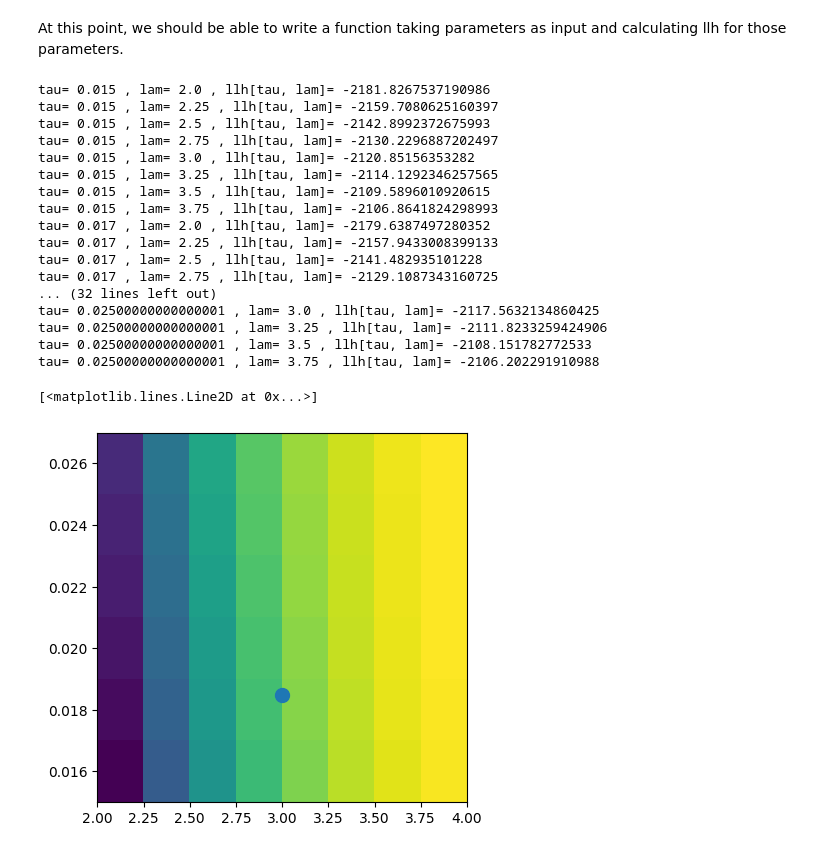
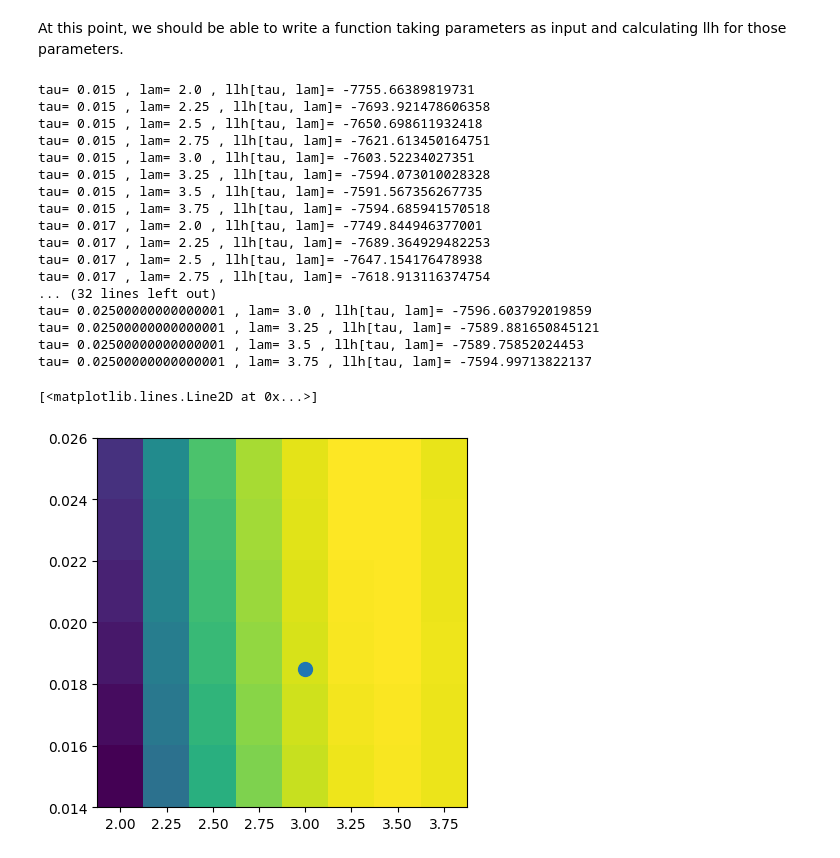
Before and after one commit to JBHilton/covid-19-in-households-public, a Jupyter notebook: examples/inference-from-testing/testing_with_modular_code.ipynb, the cells around one changed output. Saved outputs shown, nothing was run; the diff lists cells and outputs as text; code cells hidden in the pictures.

```diff
--- a/examples/inference-from-testing/testing_with_modular_code.ipynb
+++ b/examples/inference-from-testing/testing_with_modular_code.ipynb
@@ -254,7 +253,7 @@ axis.legend(ncol=1, bbox_to_anchor=(1,0.50))
 # Now do multiple households
 
 # Generate test data:
-n_hh = 50
+n_hh = 100
 multi_hh_data = [generate_single_hh_test_data(test_times) for i in range(n_hh)]
 
 # Option: Only include houses with at least one +ve
@@ -302,7 +285,7 @@ def llh_from_pars(data, test_times, tau, lam):
 # %%
 llh_from_pars(multi_hh_data, test_times, 0.015, 2.75)
 # %%
-tau_vals = arange(0.015, 0.025, 0.002)
+tau_vals = arange(0.015, 0.04, 0.005)
 lam_vals = arange(2., 4.0, 0.25)
 llh_vals = np.zeros((len(tau_vals), len(lam_vals)))
 for i in range(len(tau_vals)):
@@ -310,40 +293,42 @@ for i in range(len(tau_vals)):
         llh_vals[i,j] = llh_from_pars(multi_hh_data, test_times, tau_vals[i], lam_vals[j])
         print("tau=",tau_vals[i],", lam=",lam_vals[j], ", llh[tau, lam]=", llh_vals[i, j])
 # %% [output]
-tau= 0.015 , lam= 2.0 , llh[tau, lam]= -2181.8267537190986
-tau= 0.015 , lam= 2.25 , llh[tau, lam]= -2159.7080625160397
-tau= 0.015 , lam= 2.5 , llh[tau, lam]= -2142.8992372675993
-tau= 0.015 , lam= 2.75 , llh[tau, lam]= -2130.2296887202497
-tau= 0.015 , lam= 3.0 , llh[tau, lam]= -2120.85156353282
-tau= 0.015 , lam= 3.25 , llh[tau, lam]= -2114.1292346257565
-tau= 0.015 , lam= 3.5 , llh[tau, lam]= -2109.5896010920615
-tau= 0.015 , lam= 3.75 , llh[tau, lam]= -2106.8641824298993
-tau= 0.017 , lam= 2.0 , llh[tau, lam]= -2179.6387497280352
-tau= 0.017 , lam= 2.25 , llh[tau, lam]= -2157.9433008399133
-tau= 0.017 , lam= 2.5 , llh[tau, lam]= -2141.482935101228
-tau= 0.017 , lam= 2.75 , llh[tau, lam]= -2129.1087343160725
+tau= 0.015 , lam= 2.0 , llh[tau, lam]= -7755.66389819731
+tau= 0.015 , lam= 2.25 , llh[tau, lam]= -7693.921478606358
+tau= 0.015 , lam= 2.5 , llh[tau, lam]= -7650.698611932418
+tau= 0.015 , lam= 2.75 , llh[tau, lam]= -7621.613450164751
+tau= 0.015 , lam= 3.0 , llh[tau, lam]= -7603.52234027351
+tau= 0.015 , lam= 3.25 , llh[tau, lam]= -7594.073010028328
+tau= 0.015 , lam= 3.5 , llh[tau, lam]= -7591.567356267735
+tau= 0.015 , lam= 3.75 , llh[tau, lam]= -7594.685941570518
+tau= 0.017 , lam= 2.0 , llh[tau, lam]= -7749.844946377001
+tau= 0.017 , lam= 2.25 , llh[tau, lam]= -7689.364929482253
+tau= 0.017 , lam= 2.5 , llh[tau, lam]= -7647.154176478938
+tau= 0.017 , lam= 2.75 , llh[tau, lam]= -7618.913116374754
 ... (32 lines left out)
-tau= 0.02500000000000001 , lam= 3.0 , llh[tau, lam]= -2117.5632134860425
-tau= 0.02500000000000001 , lam= 3.25 , llh[tau, lam]= -2111.8233259424906
-tau= 0.02500000000000001 , lam= 3.5 , llh[tau, lam]= -2108.151782772533
-tau= 0.02500000000000001 , lam= 3.75 , llh[tau, lam]= -2106.202291910988
+tau= 0.02500000000000001 , lam= 3.0 , llh[tau, lam]= -7596.603792019859
+tau= 0.02500000000000001 , lam= 3.25 , llh[tau, lam]= -7589.881650845121
+tau= 0.02500000000000001 , lam= 3.5 , llh[tau, lam]= -7589.75852024453
+tau= 0.02500000000000001 , lam= 3.75 , llh[tau, lam]= -7594.99713822137
 # %%
 fig, ax = subplots(1, 1)
+lam_inc = lam_vals[1] - lam_vals[0]
 lam_max = lam_vals[-1] + (lam_vals[1]-lam_vals[0])
 lam_range = lam_max - lam_vals[0]
+tau_inc = tau_vals[1] - tau_vals[0]
 tau_max = tau_vals[-1] + (tau_vals[1]-tau_vals[0])
 tau_range = tau_max - tau_vals[0]
 ax.imshow(llh_vals,
             origin='lower',
-            extent=(lam_vals[0],lam_max,tau_vals[0],tau_max),
+            extent=(lam_vals[0]-0.5*lam_inc,lam_max-0.5*lam_inc,tau_vals[0]-0.5*tau_inc,tau_max-0.5*tau_inc),
          aspect=lam_range/tau_range)
 ax.plot([true_lam],
         [model_input.beta_int],
         marker=".",
         ms=20)
 # %% [output]
 [<matplotlib.lines.Line2D at 0x...>]
-[figure, old version]
+[figure, new version]
 # %%
 llh_fixed_lam = np.zeros((len(tau_vals),))
 for i in range(len(tau_vals)):
```
Also changed, not shown: parts of 6 cells of this notebook.
